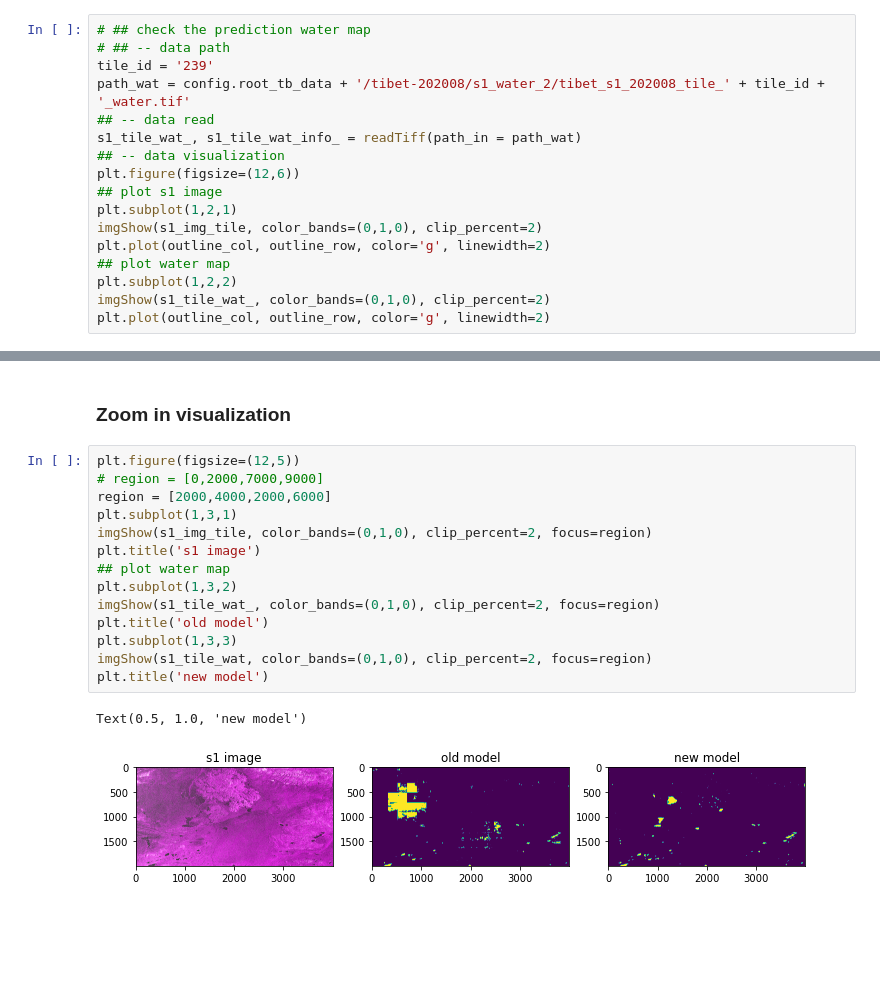
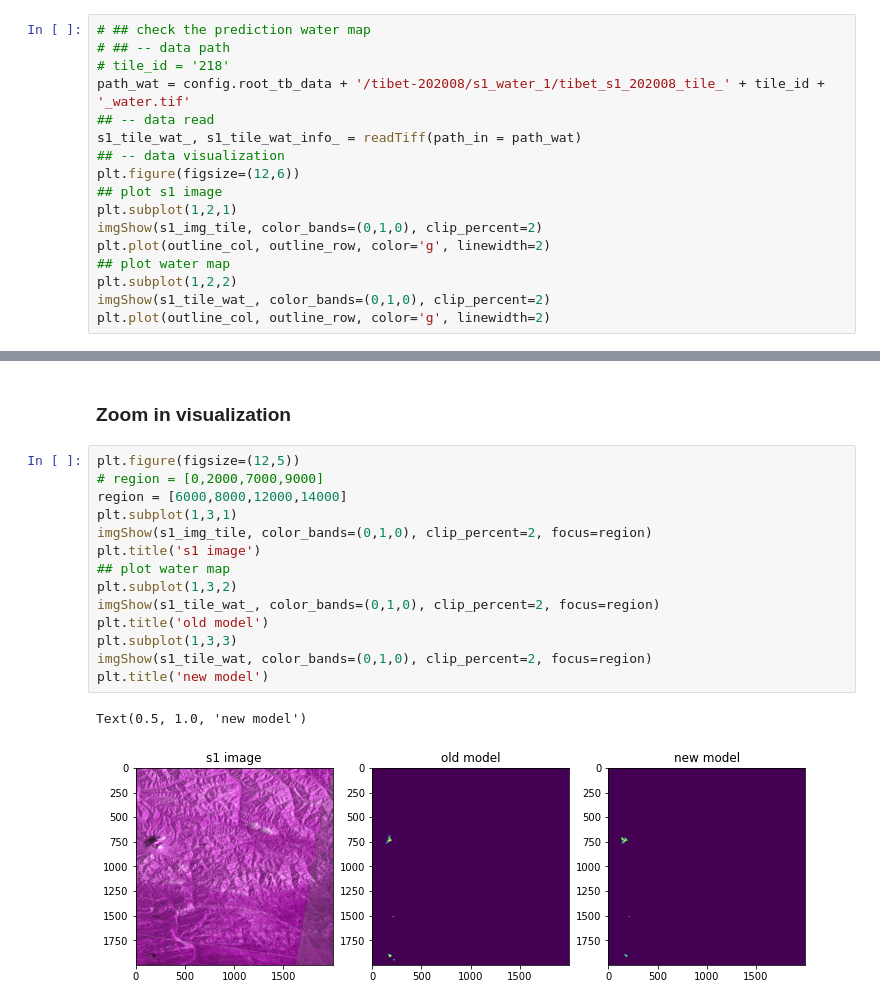
Before and after one commit to xinluo2018/Tibet-Water-2020, a Jupyter notebook: visual/tile_result_check.ipynb, the cells around one changed output, grey strips where cells are left out. Cells and saved outputs as stored; diff of their text form; blank space fills up the shorter version.

```diff
--- a/visual/tile_result_check.ipynb
+++ b/visual/tile_result_check.ipynb
@@ -51,8 +51,8 @@ plt.plot(outline_col, outline_row, color='g', linewidth=2)
 # %%
 # ## check the prediction water map
 # ## -- data path
-tile_id = '239'
-path_wat = config.root_tb_data + '/tibet-202008/s1_water_2/tibet_s1_202008_tile_' + tile_id + '_water.tif'
+# tile_id = '218'
+path_wat = config.root_tb_data + '/tibet-202008/s1_water_1/tibet_s1_202008_tile_' + tile_id + '_water.tif'
 ## -- data read
 s1_tile_wat_, s1_tile_wat_info_ = readTiff(path_in = path_wat)
 ## -- data visualization
@@ -73,17 +73,17 @@ plt.plot(outline_col, outline_row, color='g', linewidth=2)
 # %%
 plt.figure(figsize=(12,5))
 # region = [0,2000,7000,9000]
-region = [2000,4000,2000,6000]
+region = [6000,8000,12000,14000]
 plt.subplot(1,3,1)
 imgShow(s1_img_tile, color_bands=(0,1,0), clip_percent=2, focus=region)
 plt.title('s1 image')
 ## plot water map
 plt.subplot(1,3,2)
 imgShow(s1_tile_wat_, color_bands=(0,1,0), clip_percent=2, focus=region)
 plt.title('old model')
 plt.subplot(1,3,3)
 imgShow(s1_tile_wat, color_bands=(0,1,0), clip_percent=2, focus=region)
 plt.title('new model')
 # %% [output]
 Text(0.5, 1.0, 'new model')
-[figure, old version]
+[figure, new version]
```
Also changed, not shown: parts of 2 cells of this notebook, 8 other files.
